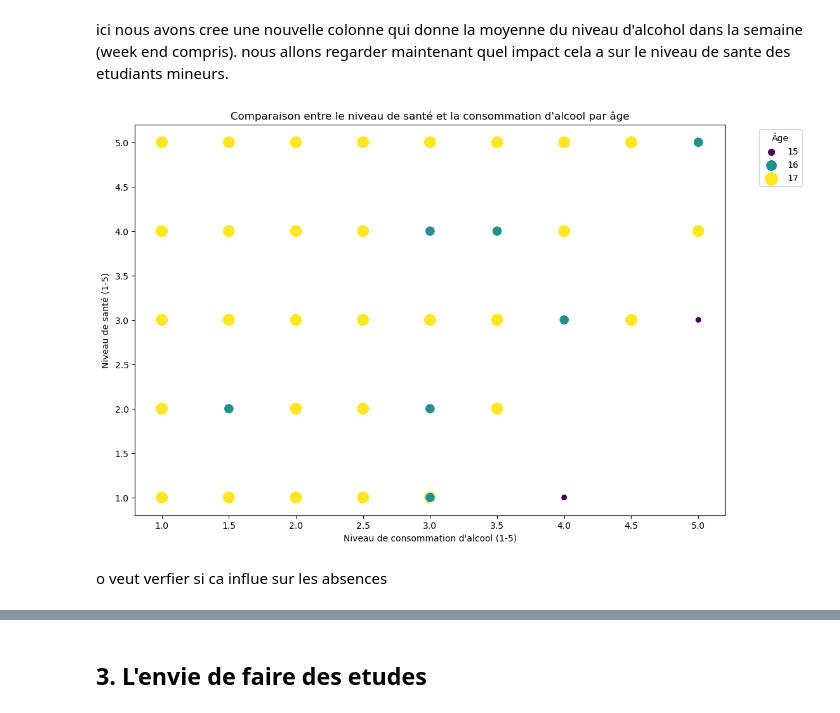
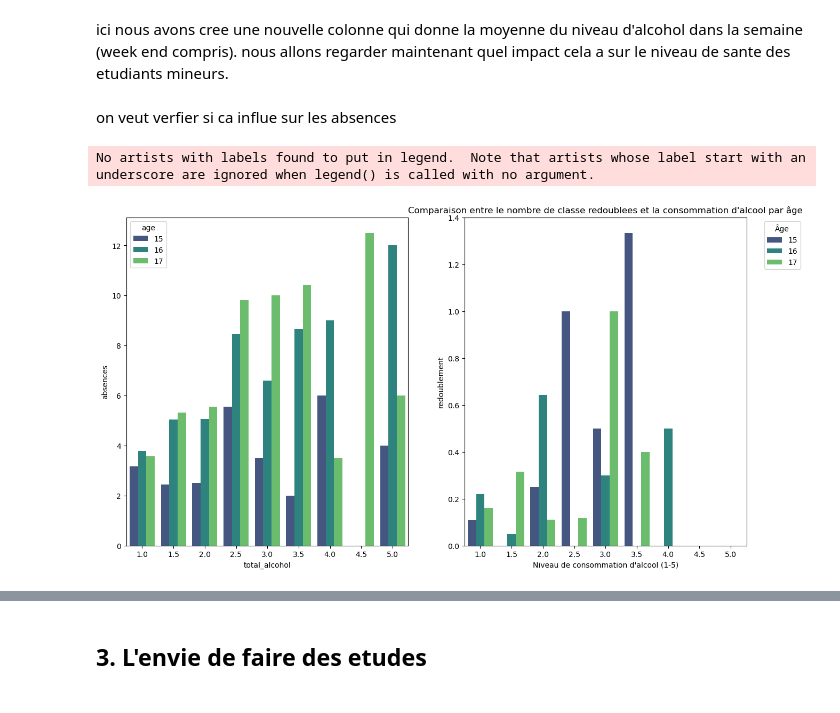
Before and after one commit to SarahDerhy/Project1, a Jupyter notebook: Untitled1.ipynb, the cells around one changed output, grey strips where cells are left out. Drawn from its saved outputs; the diff is of its cells as text; code cells hidden in the pictures.

```diff
--- a/Untitled1.ipynb
+++ b/Untitled1.ipynb
@@ -321,3 +248,0 @@ filtered_rural
-# %%
-student_df.loc[student_df['family_size'] =="Greater than 3", 'family_size'] = 4
-student_df.loc[student_df['family_size'] =="Less than or equal to 3", 'family_size'] = 3
@@ -366,20 +266,31 @@ student_df[["total_alcohol"]]
 395 rows × 1 columns
 # %% [markdown]
 ici nous avons cree une nouvelle colonne qui donne la moyenne du niveau d'alcohol dans la semaine (week end compris). nous allons regarder maintenant quel impact cela a sur le niveau de sante des etudiants mineurs.
+# %% [markdown]
+on veut verfier si ca influe sur les absences
 # %%
+fig, ax = plt.subplots(1, 2, figsize=(15, 8))
+
+sns.barplot(x='total_alcohol', y='absences', hue='age', data=minor, palette='viridis' ,errorbar=None, ax=ax[0])
+
+plt.xlabel("Niveau de consommation d'alcool (1-5)")
+plt.ylabel("Absences")
+plt.title("Comparaison entre le nombre d'absences et la consommation d'alcool par âge")
+
+plt.legend(title='Âge', bbox_to_anchor=(1.05, 1), loc='upper left')
 
 
-plt.figure(figsize=(12, 8))
-
-# Créer le scatter plot
-sns.scatterplot(x='total_alcohol', y='health', hue='age', size='age', data=minor, palette='viridis', sizes=(50, 200), legend='full')
+sns.barplot(x='total_alcohol', y='class_failures', hue='age', data=minor, palette='viridis' ,errorbar=None,ax=ax[1])
 
 plt.xlabel("Niveau de consommation d'alcool (1-5)")
-plt.ylabel("Niveau de santé (1-5)")
-plt.title("Comparaison entre le niveau de santé et la consommation d'alcool par âge")
+plt.ylabel("redoublement")
+plt.title("Comparaison entre le nombre de classe redoublees et la consommation d'alcool par âge")
+
 plt.legend(title='Âge', bbox_to_anchor=(1.05, 1), loc='upper left')
+
 plt.show()
+
+## demain a revoir a tete repose graphe de droite pourquoi y a personne en 5 sur l'alcool?
 # %% [output]
+No artists with labels found to put in legend.  Note that artists whose label start with an underscore are ignored when legend() is called with no argument.
-[figure, old version]
+[figure, new version]
-# %% [markdown]
-o veut verfier si ca influe sur les absences
```
Also changed, not shown: parts of 98 cells of this notebook.
